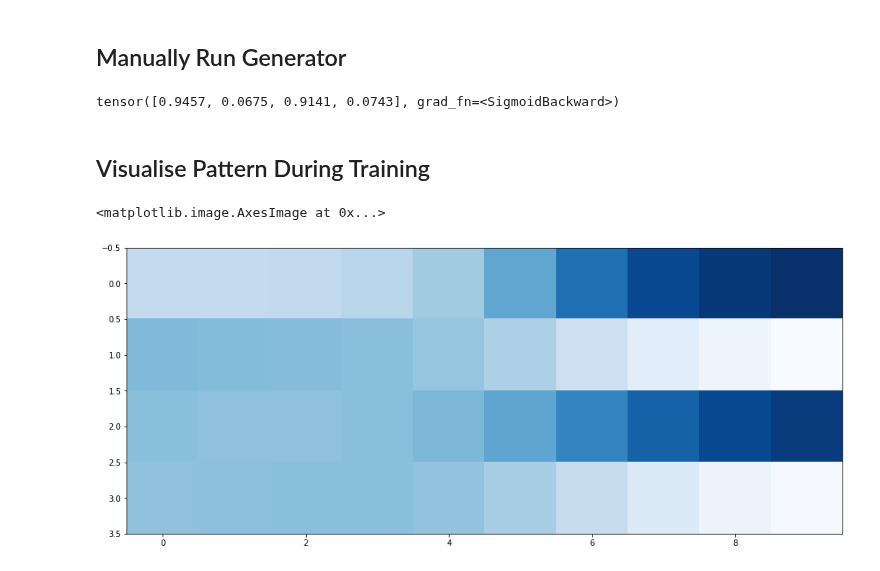
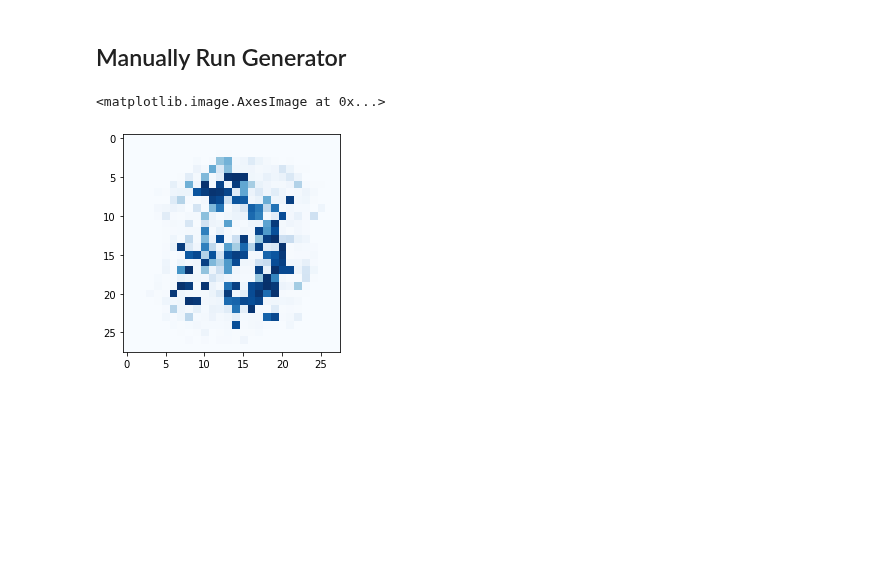
Before and after one commit to makeyourownneuralnetwork/gan, a Jupyter notebook: 07_gan_mnist.ipynb, the cells around one changed output. Cells and saved outputs as stored; diff of their text form; code cells hidden in the pictures; blank space fills up the shorter version.

```diff
--- a/07_gan_mnist.ipynb
+++ b/07_gan_mnist.ipynb
@@ -320,17 +338,9 @@ G.plot_progress()
 # %%
 # manually run generator to see it's outputs
 
-G.forward(torch.FloatTensor([0.5]))
+img = G.forward(torch.FloatTensor([0.5])).detach().numpy().reshape(28,28)
+
+plt.imshow(img, interpolation='none', cmap='Blues')
 # %% [output]
-tensor([0.9457, 0.0675, 0.9141, 0.0743], grad_fn=<SigmoidBackward>)
+<matplotlib.image.AxesImage at 0x...>
+[figure, added]
-# %% [markdown]
-## Visualise Pattern During Training
-# %%
-# plot images collected during training
-
-plt.figure(figsize = (16,8))
-
-plt.imshow(numpy.array(image_list).T, interpolation='none', cmap='Blues')
-# %% [output]
-<matplotlib.image.AxesImage at 0x...>
-[figure, removed]
```
Also changed, not shown: parts of 5 cells of this notebook.
